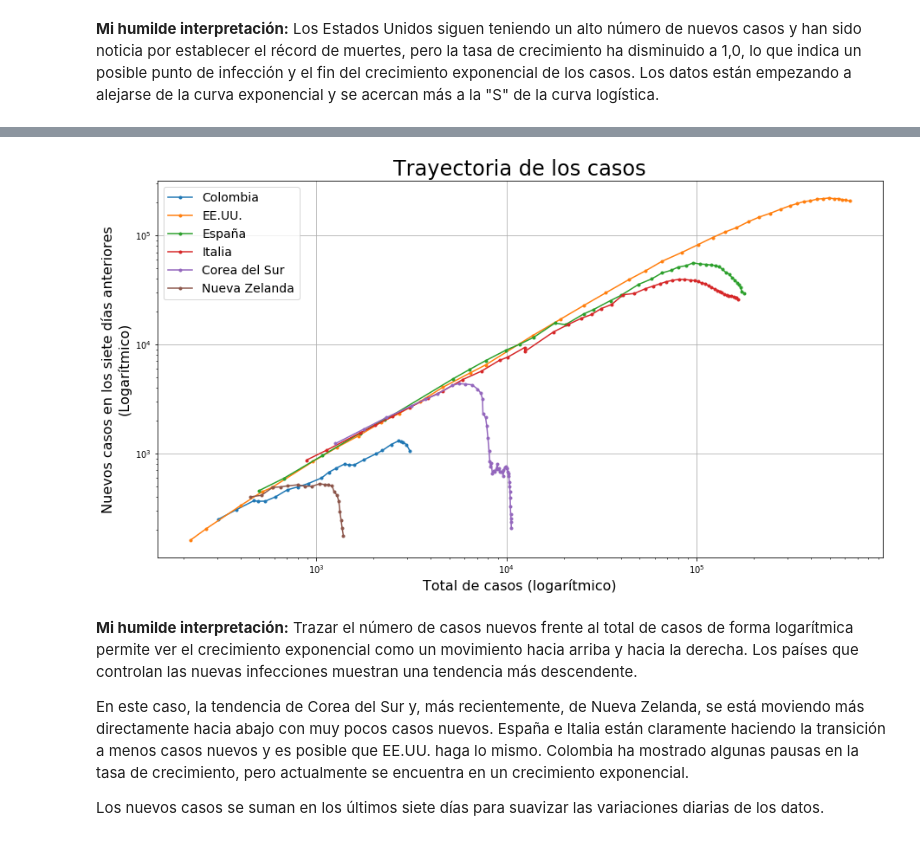
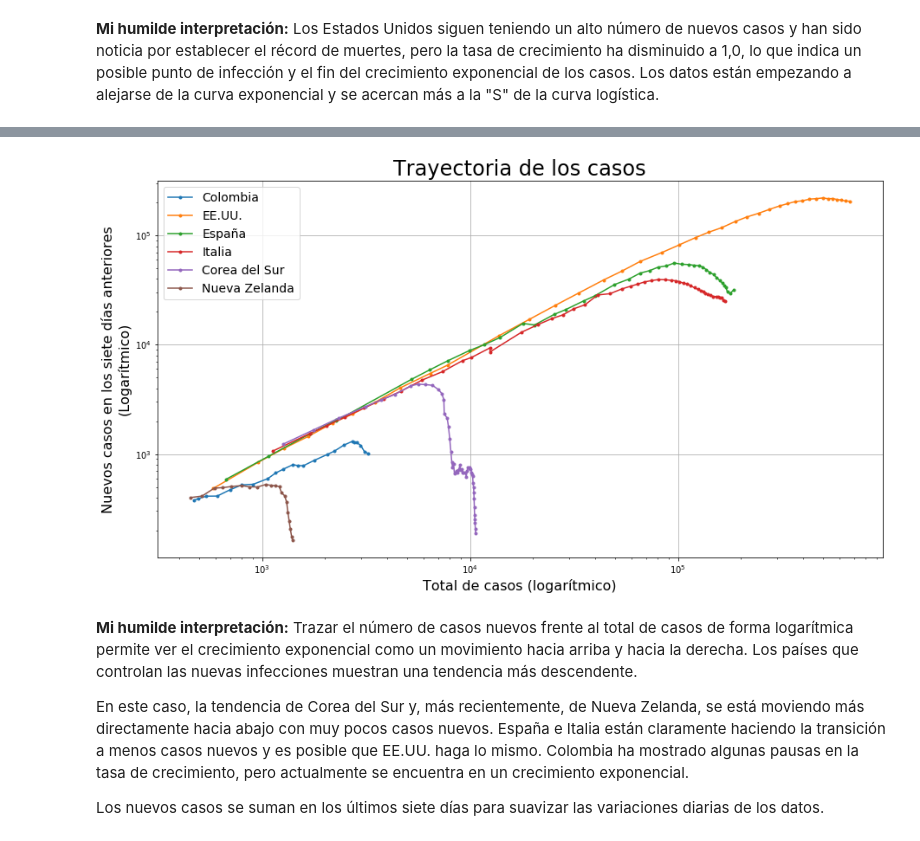
Before and after one commit to markrichter14/COVID-19, a Jupyter notebook: COVID-19.ipynb, the cells around one changed output, grey strips where cells are left out. Saved outputs shown, nothing was run; the diff lists cells and outputs as text; code cells hidden in the pictures.

```diff
--- a/COVID-19.ipynb
+++ b/COVID-19.ipynb
@@ -210,0 +198,4 @@ US, HDX
+# %%
+data = [[co, info[co]['PopTotal'], info[co]['PopDensity']] for co in info]
+df = pd.DataFrame(data, columns=['Country', 'PopTotal', 'PopDensity'])
+df
@@ -361,22 +364,0 @@ plot_projected('Singapore')
-# %%
-'''
-Experiment with fitting logistic curve
-'''
-df = countries['Spain']['df']
-
-popt, pcov = curve_fit(log_curve, df['Day'], df['Cases'], p0=(1, 1e-6, 1, 30))
-forecast = 7
-fig, ax = plt.subplots(figsize=(15, 8))
-
-ax.plot(df.index, df['Cases'], 'ks', label="Total de casos")
-ax.plot(df.index, log_curve(df['Day'], *popt), 'r-', label="Curva ajustada")
-fc_x = np.linspace(df['Day'][-1],
-                   df['Day'][-1] + forecast,
-                   forecast + 1)
-fc_dates = pd.date_range(df.index[-1],
-                         df.index[-1] + pd.to_timedelta(forecast, unit='d'))
-ax.plot(fc_dates, log_curve(fc_x, *popt), 'b*-', label="Pronóstico")
-
-ax.set_title('Spain Log Curve', fontsize=20)
-
-plt.show()
@@ -420,21 +365,20 @@ plt.show()
 # %%
-#########1#########2#########3#########4#########5#########6#########7#########
-def plot_log_log(dfs):
+def plot_log_log(dfs, cos=info):
     '''
     Plot New Cases vs Total Cases
     '''
-    MIN_CASES = 60
+    MIN_CASES = 100
 
     fig, ax = plt.subplots(figsize=(15, 8))
 
     # original data
     for data in dfs:
         if isinstance(data, str):
-            df = countries[data]['df']
-            country = countries[data].get('esp', data)
+            df = cos[data]['df']
+            country = cos[data].get('esp', data)
         else:
             df = data
-            country = countries[data.country].get('esp', data.country)
+            country = cos[data.country].get('esp', data.country)
         df_min = df[df['Cases'] >= MIN_CASES]
         ax.loglog(df_min['Cases'], df_min['New'].rolling(7).sum(), '.-',
                   label=country)
@@ -450,9 +394,9 @@ def plot_log_log(dfs):
 
     plt.show()
 # %%
-plot_log_log([df_infect, 'US', 'Spain', 'Italy', 'South Korea', 'New Zealand'])
+plot_log_log(['Colombia', 'US', 'Spain', 'Italy', 'South Korea', 'New Zealand'])
 # %% [output]
-[figure, old version]
+[figure, new version]
 # %% [markdown]
 __Mi humilde interpretación:__  Trazar el número de casos nuevos frente al total de casos de forma logarítmica permite ver el crecimiento exponencial como un movimiento hacia arriba y hacia la derecha.  Los países que controlan las nuevas infecciones muestran una tendencia más descendente.
 
```
Also changed, not shown: parts of 39 cells of this notebook, 2 other files.
